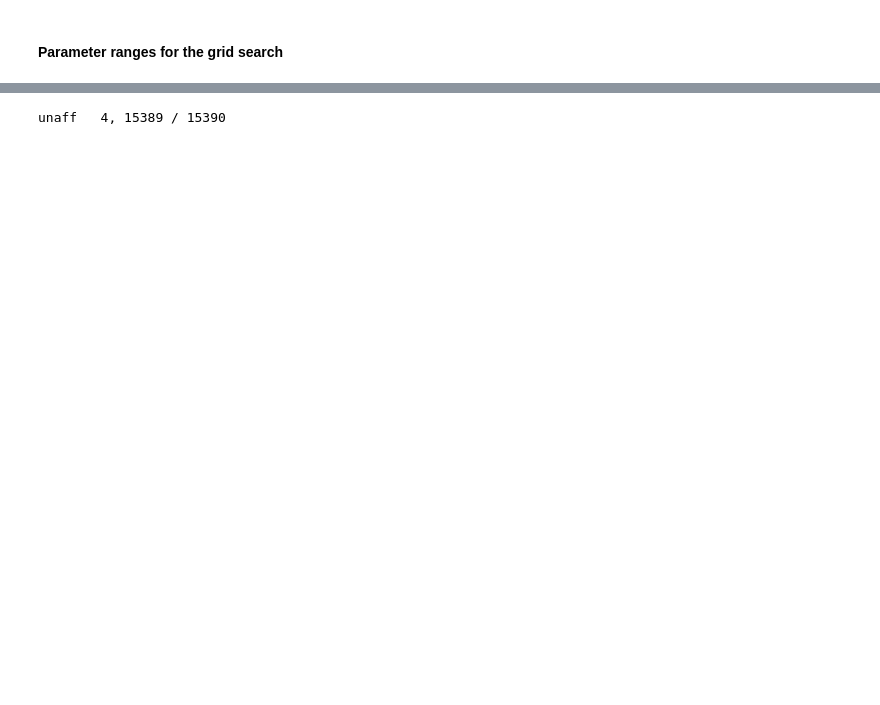
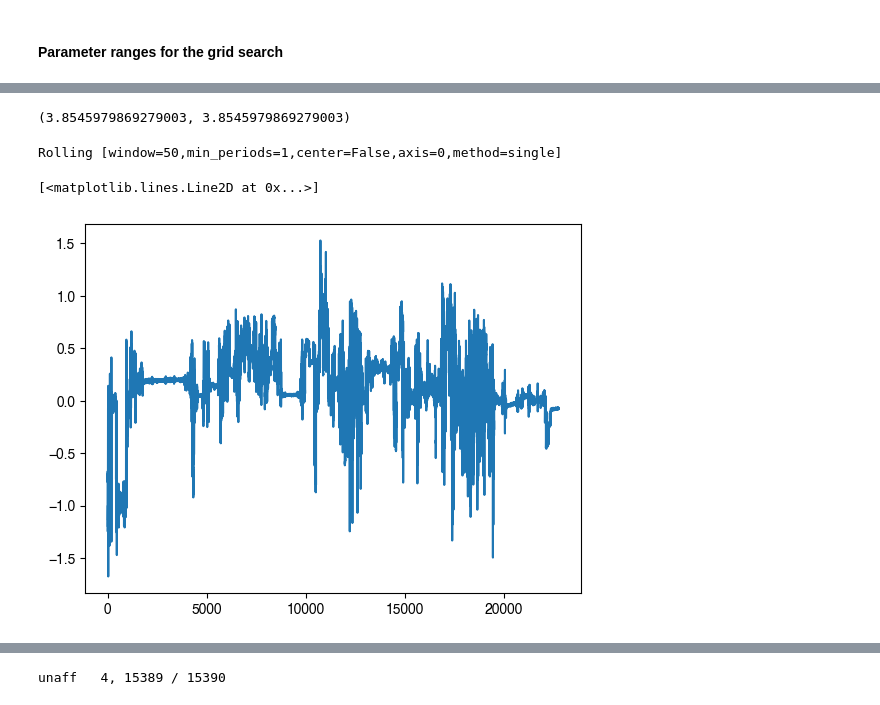
Before and after one commit to siva82kb/uluse_with_output_feedback, a Jupyter notebook: notebooks/01-rf-feedback-intersubject.ipynb, the cells around one changed output, grey strips where cells are left out. Saved outputs shown, nothing was run; the diff lists cells and outputs as text; code cells hidden in the pictures; blank space fills up the shorter version.

```diff
--- a/notebooks/01-rf-feedback-intersubject.ipynb
+++ b/notebooks/01-rf-feedback-intersubject.ipynb
@@ -142,0 +302,13 @@ def compute_confusion_matrix(actual: np.array, estimated: np.array) -> np.array:
+# %%
+misc.entropy(anorm.loc[1:50, 'norm'].values), _ent[50]
+# %% [output]
+(3.8545979869279003, 3.8545979869279003)
+# %%
+anorm["norm"].rolling(window=Nin, min_periods=1)
+# %% [output]
+Rolling [window=50,min_periods=1,center=False,axis=0,method=single]
+# %%
+plt.plot(_df[["ax"]].values)
+# %% [output]
+[<matplotlib.lines.Line2D at 0x...>]
+[figure, added]
```
Also changed, not shown: parts of 22 cells of this notebook, 5 other files.
